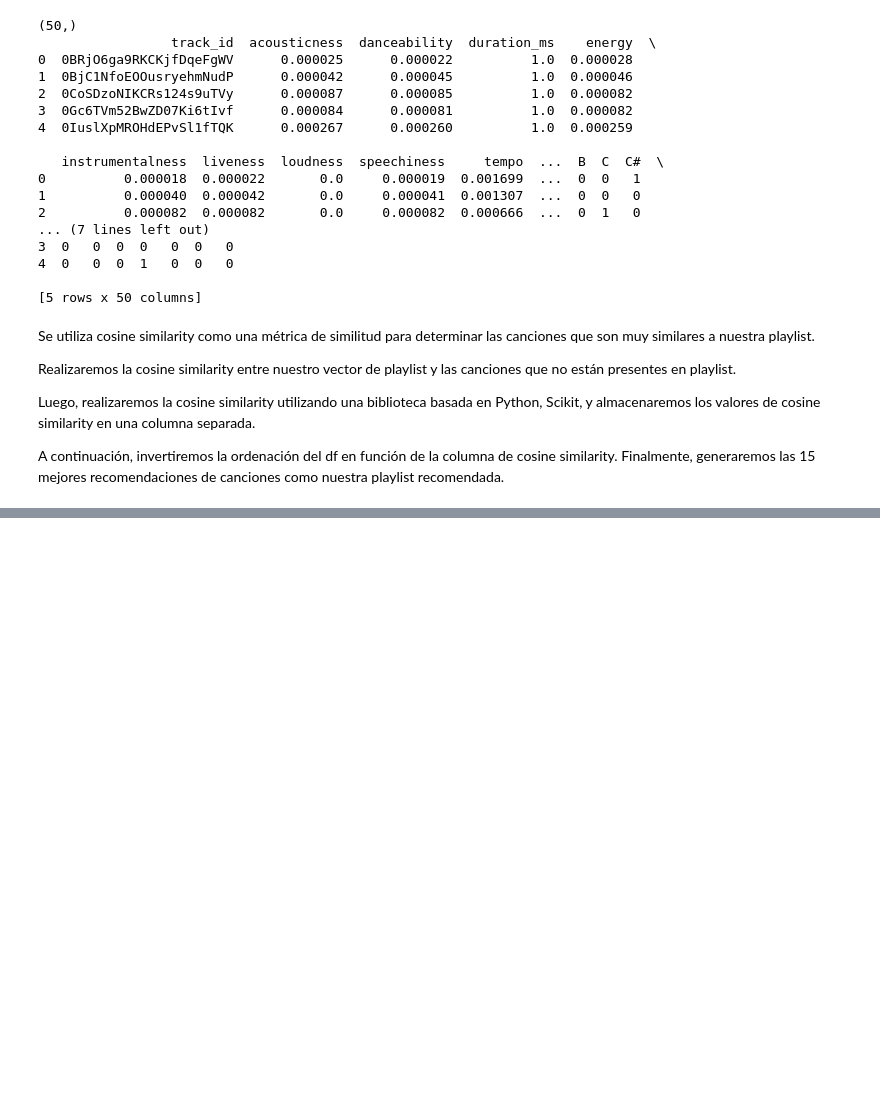
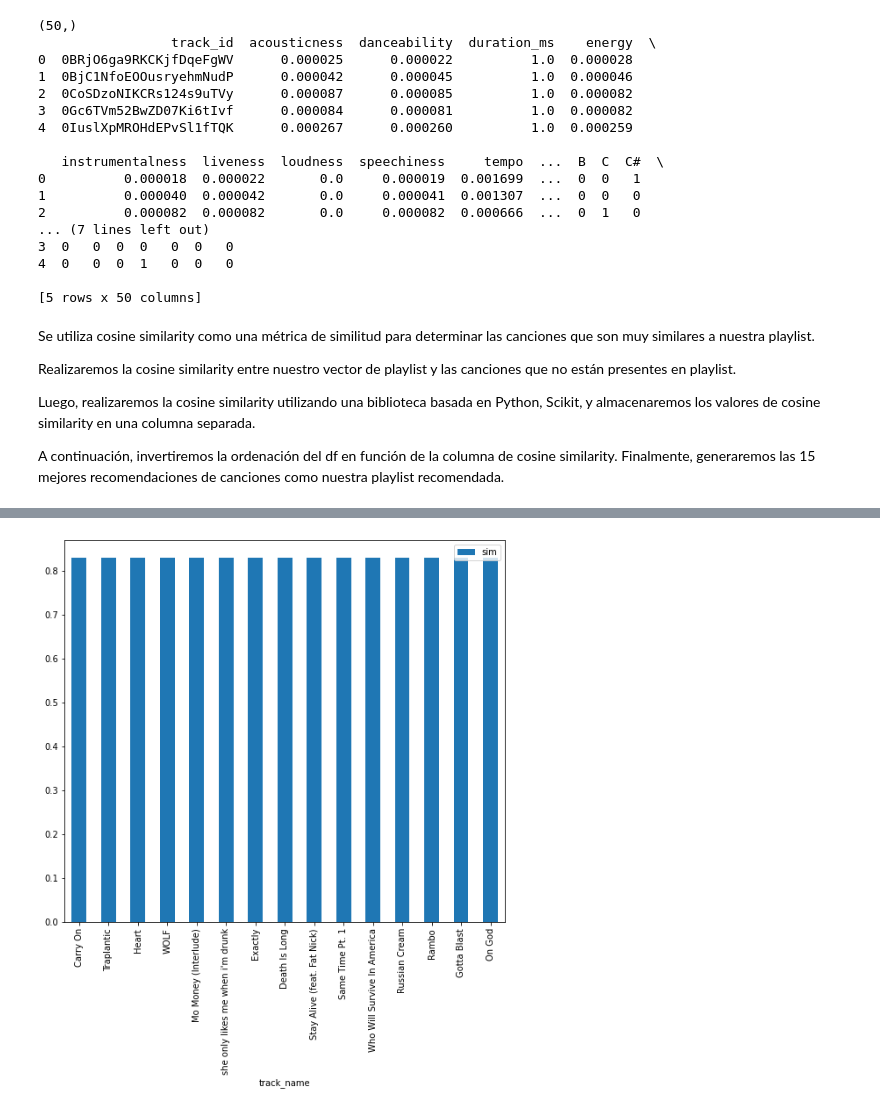
Before and after one commit to danielavillamar/PROYECTO2DS, a Jupyter notebook: Cosine similarity con minmax.ipynb, the cells around one changed output, grey strips where cells are left out. Saved outputs shown, nothing was run; the diff lists cells and outputs as text; code cells hidden in the pictures; blank space fills up the shorter version.

```diff
--- a/Cosine similarity con minmax.ipynb
+++ b/Cosine similarity con minmax.ipynb
@@ -221,0 +232,5 @@ See the caveats in the documentation: https://pandas.pydata.org/pandas-docs/stab
+# %%
+top15.plot(x="track_name", y=["sim"], kind="bar", figsize=(9, 8))
+plt.show()
+# %% [output]
+[figure, added]
```
Also changed, not shown: parts of 1 cell of this notebook.
